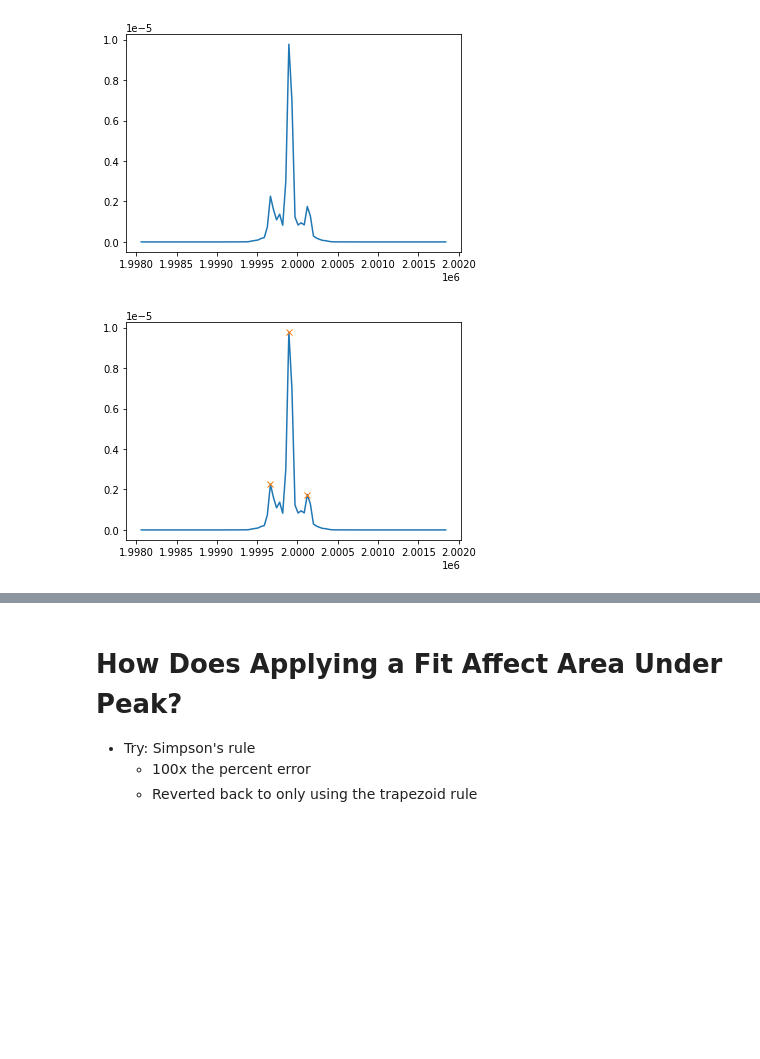
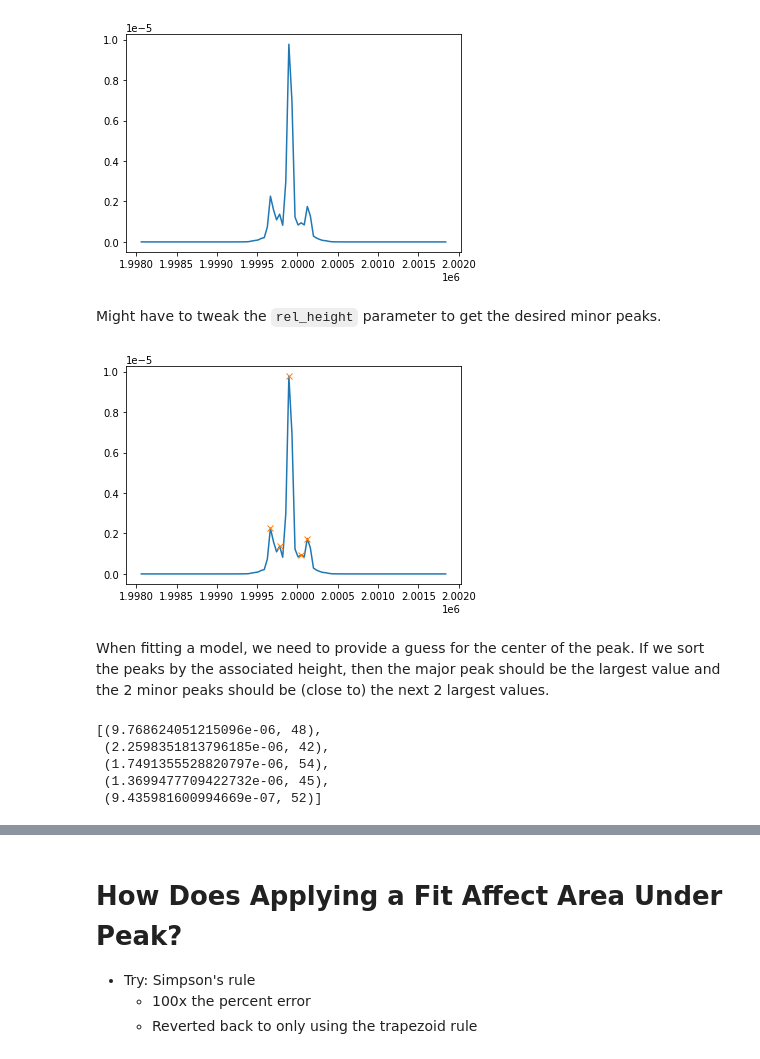
Before and after one commit to nurriol2/peak_fitting, a Jupyter notebook: lorentzian_peak_fitting.ipynb, the cells around one changed output, grey strips where cells are left out. Cells and saved outputs as stored; diff of their text form; code cells hidden in the pictures; blank space fills up the shorter version.

Commit message:
Add multiple peak fitting

```diff
--- a/lorentzian_peak_fitting.ipynb
+++ b/lorentzian_peak_fitting.ipynb
@@ -299,10 +301,26 @@ plt.plot(het1_freq, het1_spectra)
 plt.show()
 # %% [output]
 [figure]
+# %% [markdown]
+Might have to tweak the `rel_height` parameter to get the desired minor peaks.
 # %%
-peaks, _ = find_peaks(het1_spectra, height=0.15*het1_spectra.max())
+# Threshold for minor peak heights relative to the center, major peak height
+rel_height = 0.05
+peaks, _ = find_peaks(het1_spectra, height=rel_height*het1_spectra.max())
 plt.plot(het1_freq, het1_spectra)
 plt.plot(het1_freq.to_numpy()[peaks], het1_spectra.to_numpy()[peaks], "x")
 plt.show()
 # %% [output]
-[figure, old version]
+[figure, new version]
+# %% [markdown]
+When fitting a model, we need to provide a guess for the center of the peak. If we sort the peaks by the associated height, then the major peak should be the largest value and the 2 minor peaks should be (close to) the next 2 largest values.
+# %%
+heights_and_indices = list(zip(het1_spectra.to_numpy()[peaks], peaks))
+heights_and_indices.sort(key=lambda pair : pair[0], reverse=True)
+heights_and_indices
+# %% [output]
+[(9.768624051215096e-06, 48),
+ (2.2598351813796185e-06, 42),
+ (1.7491355528820797e-06, 54),
+ (1.3699477709422732e-06, 45),
+ (9.435981600994669e-07, 52)]
```
Also changed, not shown: parts of 13 cells of this notebook.
